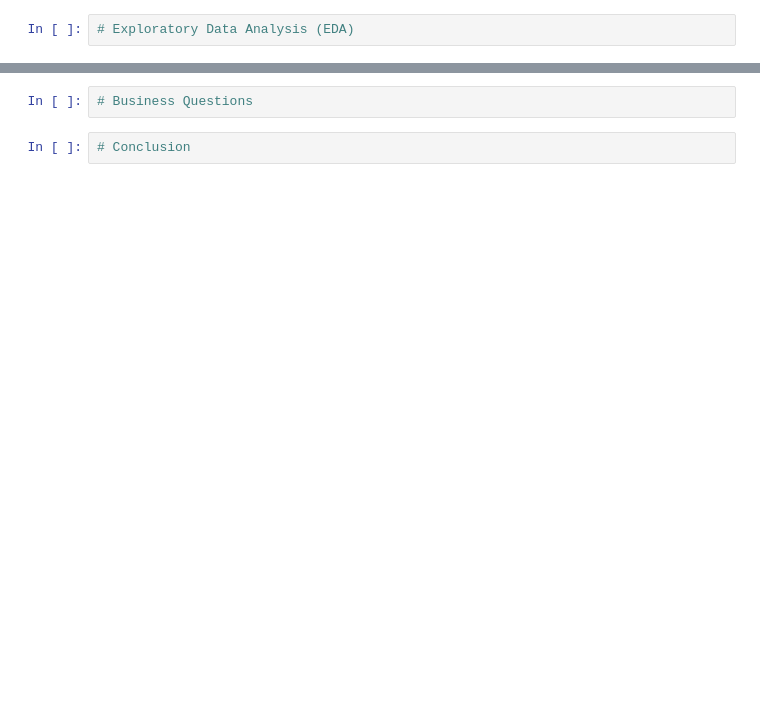
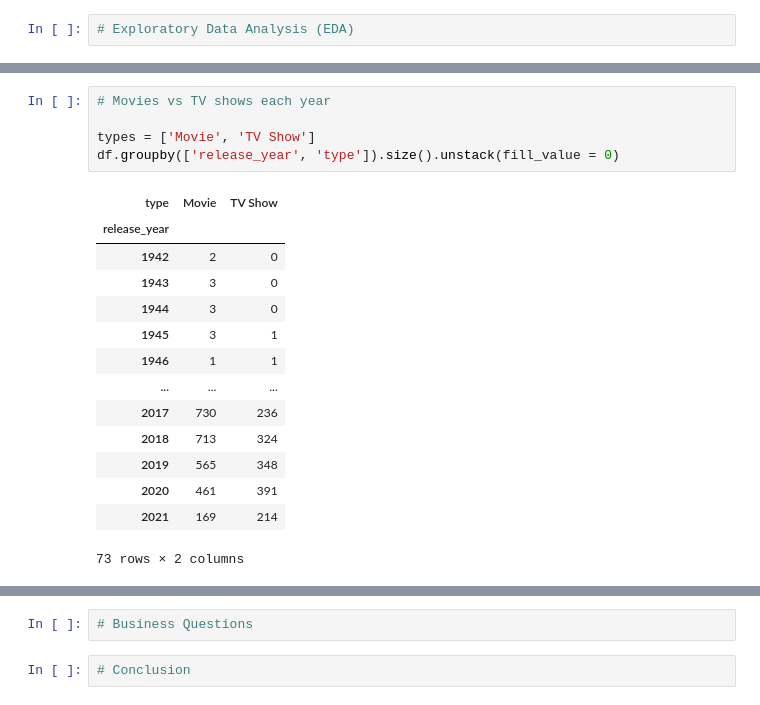
Before and after one commit to Sumit-Shastri/netflix-data-analysis, a Jupyter notebook: notebook/netflix_analysis.ipynb, the cells around one changed output, grey strips where cells are left out. Cells and saved outputs as stored; diff of their text form; blank space fills up the shorter version.

```diff
--- a/notebook/netflix_analysis.ipynb
+++ b/notebook/netflix_analysis.ipynb
@@ -166,0 +411,20 @@ memory usage: 892.7 KB
+# %%
+# Movies vs TV shows each year
+
+types = ['Movie', 'TV Show']
+df.groupby(['release_year', 'type']).size().unstack(fill_value = 0)
+# %% [output]
+| type | Movie | TV Show |
+| release_year |  |  |
+| 1942 | 2 | 0 |
+| 1943 | 3 | 0 |
+| 1944 | 3 | 0 |
+| 1945 | 3 | 1 |
+| 1946 | 1 | 1 |
+| ... | ... | ... |
+| 2017 | 730 | 236 |
+| 2018 | 713 | 324 |
+| 2019 | 565 | 348 |
+| 2020 | 461 | 391 |
+| 2021 | 169 | 214 |
+73 rows × 2 columns
```
Also changed, not shown: parts of 37 cells of this notebook.
